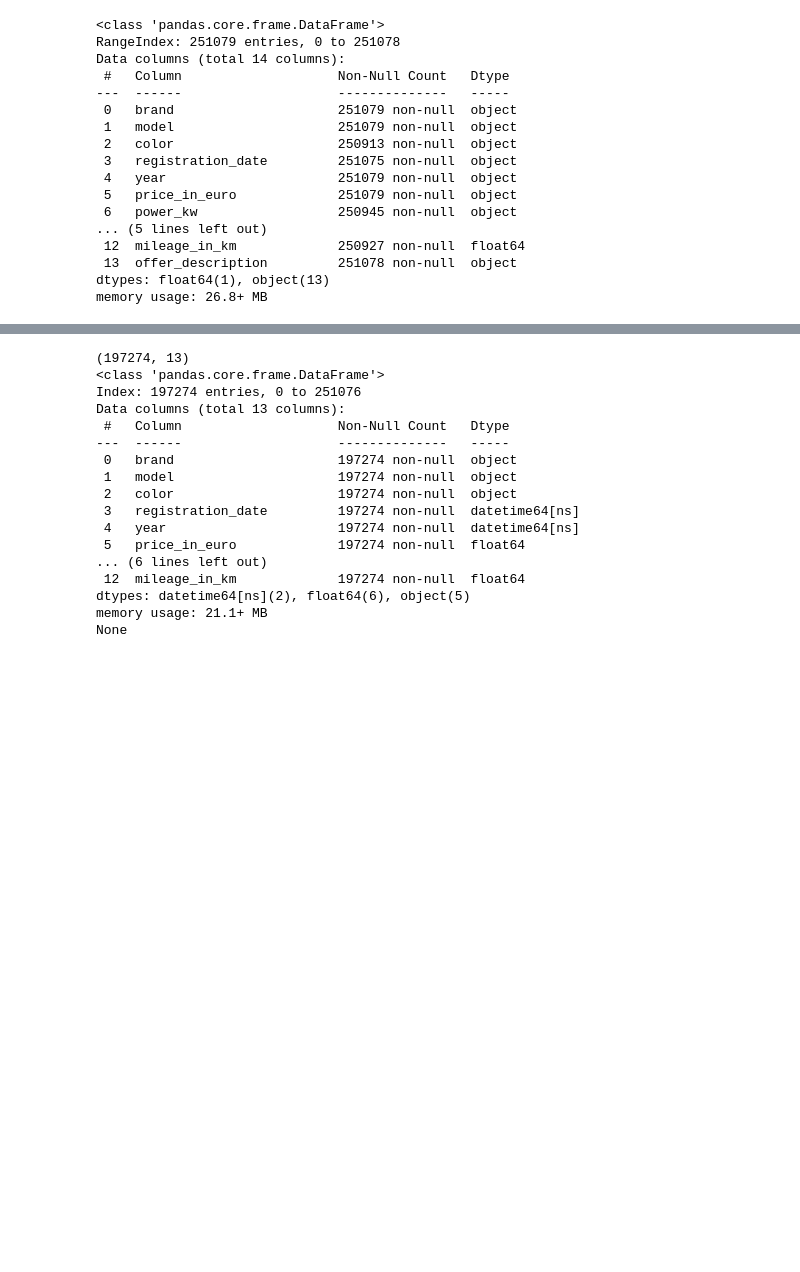
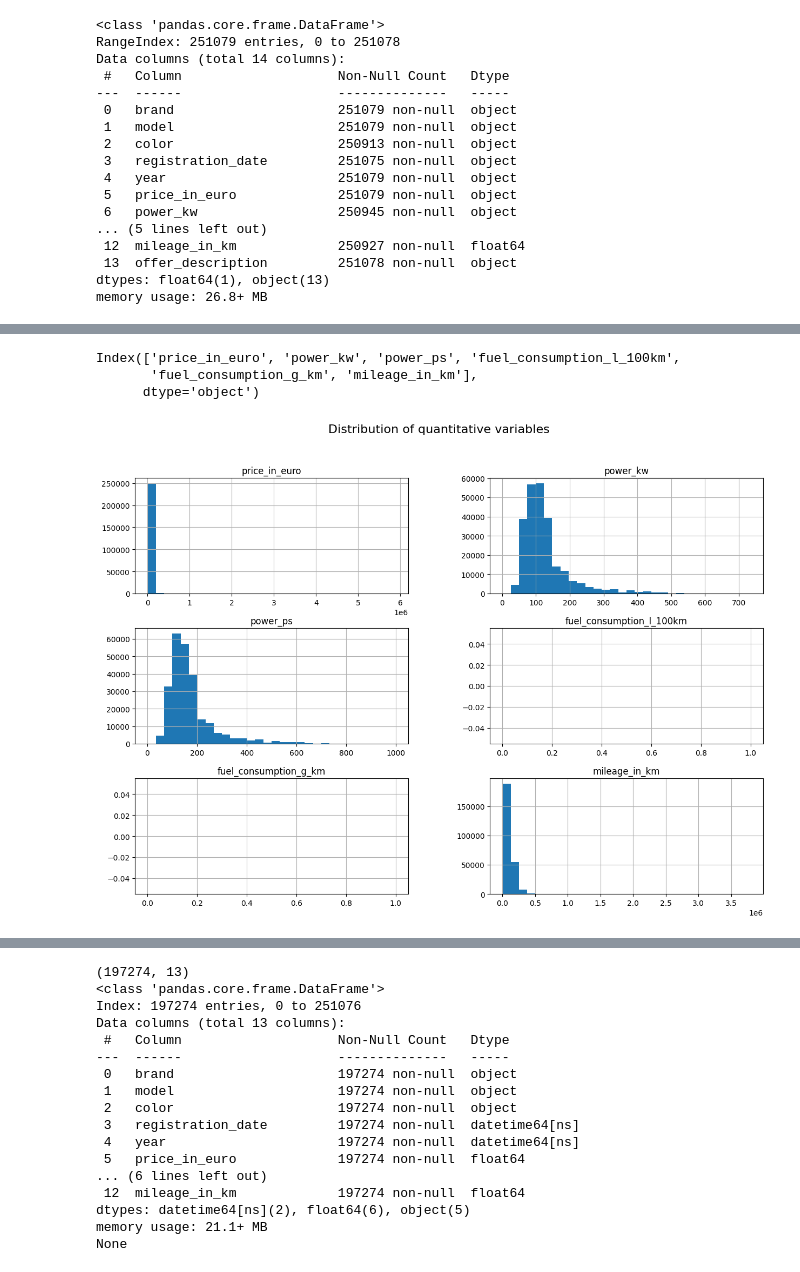
Before and after one commit to saintLaurentII/ML_PROJ, a Jupyter notebook: v1.ipynb, the cells around one changed output, grey strips where cells are left out. Saved outputs shown, nothing was run; the diff lists cells and outputs as text; code cells hidden in the pictures; blank space fills up the shorter version.

```diff
--- a/v1.ipynb
+++ b/v1.ipynb
@@ -40,8 +52,3 @@ Data columns (total 14 columns):
  13  offer_description         251078 non-null  object
 dtypes: float64(1), object(13)
 memory usage: 26.8+ MB
-# %%
-#setting columns into numeric
-cars['price_in_euro'] = pd.to_numeric(cars['price_in_euro'], errors='coerce')
-cars['power_kw'] = pd.to_numeric(cars['power_kw'], errors='coerce')
-cars['power_ps'] = pd.to_numeric(cars['power_ps'], errors='coerce')
@@ -54,0 +77,28 @@ cars['year'] = pd.to_datetime(cars['year'], format='%Y')
+# %%
+# Convert selected columns to numeric types (non-numeric values become NaN)
+cols_to_numeric = [
+    'price_in_euro',
+    'power_kw',
+    'power_ps',
+    'fuel_consumption_l_100km',
+    'fuel_consumption_g_km',
+    'mileage_in_km'
+]
+
+for col in cols_to_numeric:
+    cars[col] = pd.to_numeric(cars[col], errors='coerce')
+# %%
+# Identification of quantitative variables
+num_cols = cars.select_dtypes(include=['int64','float64']).columns
+print(num_cols)
+# %% [output]
+Index(['price_in_euro', 'power_kw', 'power_ps', 'fuel_consumption_l_100km',
+       'fuel_consumption_g_km', 'mileage_in_km'],
+      dtype='object')
+# %%
+# Histograms of quantitative variables
+cars[num_cols].hist(bins=30, figsize=(15,10))
+plt.suptitle("Distribution of quantitative variables", fontsize=16)
+plt.show()
+# %% [output]
+[figure, added]
```
Also changed, not shown: parts of 19 cells of this notebook.
